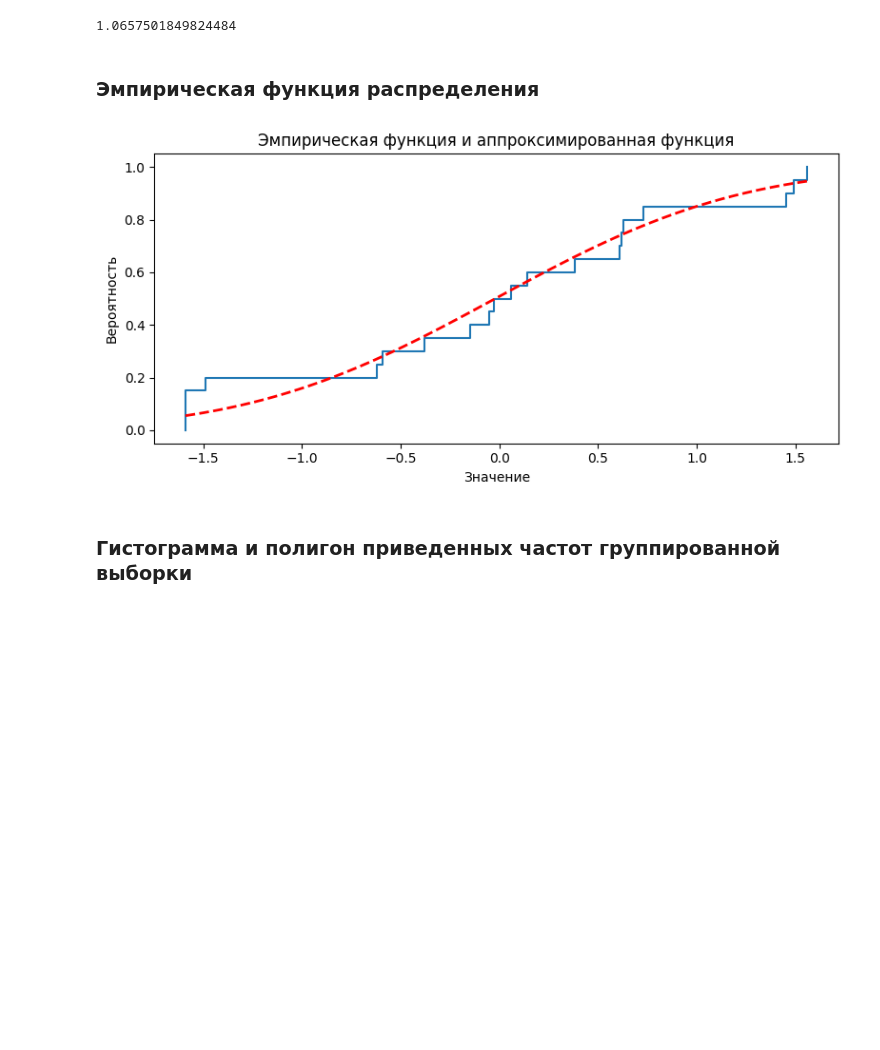
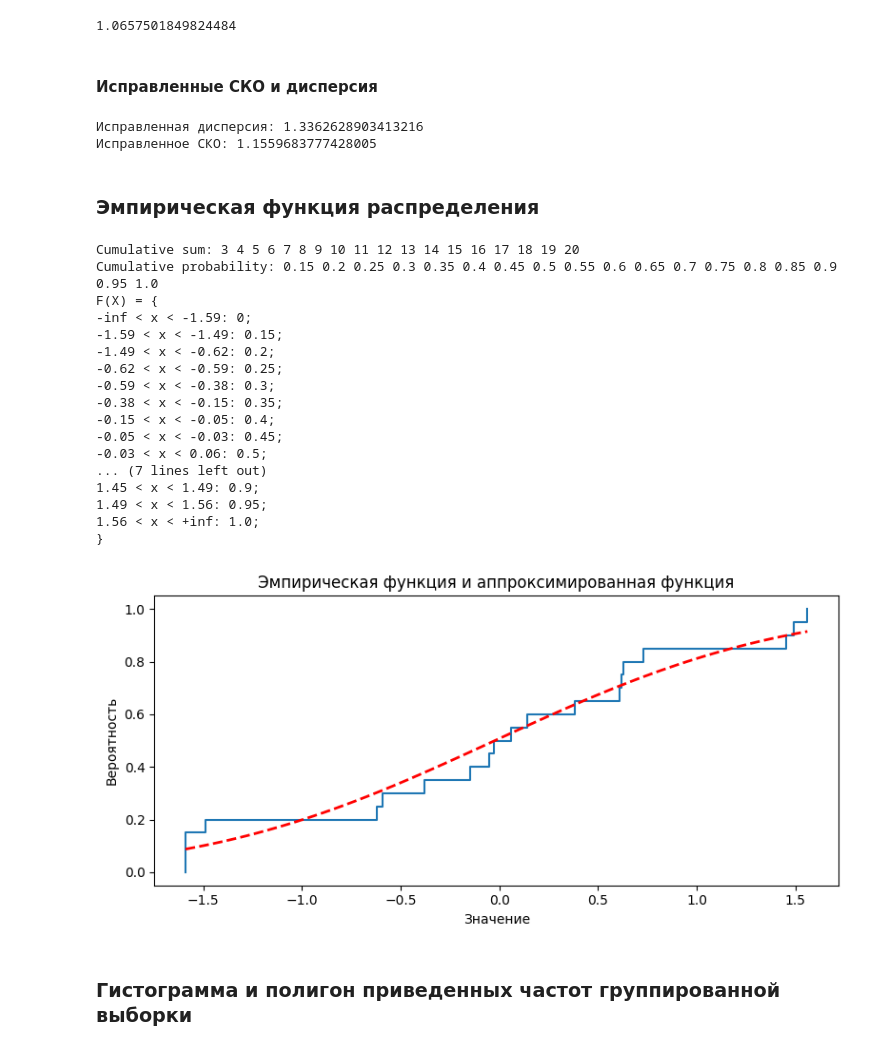
Before and after one commit to ta4ilka69/docs_for_labs, a Jupyter notebook: matan/TV/Artem Balin.ipynb, the cells around one changed output. Drawn from its saved outputs; the diff is of its cells as text; code cells hidden in the pictures; blank space fills up the shorter version.

```diff
--- a/matan/TV/Artem Balin.ipynb
+++ b/matan/TV/Artem Balin.ipynb
@@ -26,15 +26,15 @@ numbers = [-0.03, 0.73, -0.59, -1.59, 0.38, 1.49, 0.14, -0.62, -1.59, 1.45,
 # %% [markdown]
 #### Сортировка чисел для построения вариационного ряда
 # %%
-variation_s = np.sort(numbers)
+variation_s = sorted(numbers)
 print(*variation_s)
 # %% [output]
 -1.59 -1.59 -1.59 -1.49 -0.62 -0.59 -0.38 -0.15 -0.05 -0.03 0.06 0.14 0.38 0.61 0.62 0.63 0.73 1.45 1.49 1.56
 # %% [markdown]
 #### Экстремальные значения
 # %%
-maxn = np.max(numbers)
-minn = np.min(numbers)
+maxn = max(numbers)
+minn = min(numbers)
 print("Максимальное значение: "+str(maxn))
 print("Минимальное значение: "+str(minn))
 # %% [output]
@@ -94,26 +94,71 @@ Sv = np.sqrt(D)
 print(Sv)
 # %% [output]
 1.0657501849824484
+# %% [markdown]
+#### Исправленные СКО и дисперсия
+# %%
+D_i = len(variation_s)/(len(statiscical_s)-1)*D # исправленная дисперсия
+std = np.sqrt(D_i) # исправленное СКО
+print("Исправленная дисперсия: "+str(D_i))
+print("Исправленное СКО: "+str(std))
+# %% [output]
+Исправленная дисперсия: 1.3362628903413216
+Исправленное СКО: 1.1559683777428005
 # %% [markdown]
 ### Эмпирическая функция распределения
 # %%
-ecdf = ECDF(variation_s)
+
+imp_probability = np.cumsum(counts) / len(variation_s)
+print("Cumulative sum:", *np.cumsum(counts))
+print("Cumulative probability:", *imp_probability)
+# Вывод функции распределения
+print("F(X) = {", end="\n")
+print(f"-inf < x < {unique[0]}: 0", end=";\n")
+for i in range(len(unique)):
+    if i == 0:
+        print(
+            f"{unique[i]} < x < {unique[i+1]}: {imp_probability[i]}", end=";\n")
+    else:
+        if i == len(unique) - 1:
+            print(
+                f"{unique[i]} < x < +inf: {imp_probability[i]}", end=";\n")
+        else:
+            print(
+                f"{unique[i]} < x < {unique[i+1]}: {imp_probability[i]}", end=";\n")
+print("}")
 plt.figure(figsize=(8, 4))
 plt.subplot(1, 1, 1)
+ecdf = ECDF(variation_s)
 plt.step(ecdf.x,ecdf.y, where='post')
-mu, std = norm.fit(variation_s)
-xmin, xmax = min(variation_s), max(variation_s)
-x = np.linspace(xmin, xmax, 100)
-p = norm.cdf(x, mu, std)
+
+x = np.linspace(minn, maxn, 100)
+p = norm.cdf(x, mean, std)
 plt.plot(x, p, 'r--', linewidth=2, label='Аппроксимированная функция (нормальное распределение)')
 plt.title('Эмпирическая функция и аппроксимированная функция')
 plt.xlabel('Значение')
 plt.ylabel('Вероятность')
 plt.tight_layout()
 plt.savefig('эмпирическая.png')
 plt.show()
 # %% [output]
+Cumulative sum: 3 4 5 6 7 8 9 10 11 12 13 14 15 16 17 18 19 20
+Cumulative probability: 0.15 0.2 0.25 0.3 0.35 0.4 0.45 0.5 0.55 0.6 0.65 0.7 0.75 0.8 0.85 0.9 0.95 1.0
+F(X) = {
+-inf < x < -1.59: 0;
+-1.59 < x < -1.49: 0.15;
+-1.49 < x < -0.62: 0.2;
+-0.62 < x < -0.59: 0.25;
+-0.59 < x < -0.38: 0.3;
+-0.38 < x < -0.15: 0.35;
+-0.15 < x < -0.05: 0.4;
+-0.05 < x < -0.03: 0.45;
+-0.03 < x < 0.06: 0.5;
+... (7 lines left out)
+1.45 < x < 1.49: 0.9;
+1.49 < x < 1.56: 0.95;
+1.56 < x < +inf: 1.0;
+}
-[figure, old version]
+[figure, new version]
 # %% [markdown]
 ### Гистограмма и полигон приведенных частот группированной выборки
 # %%
```
Also changed, not shown: parts of 1 cell of this notebook, 3 other files.
